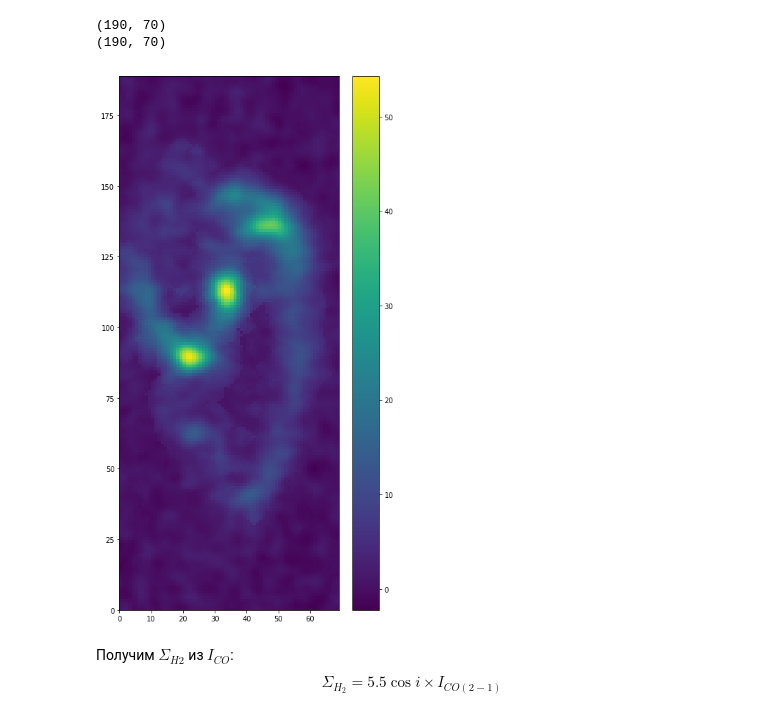
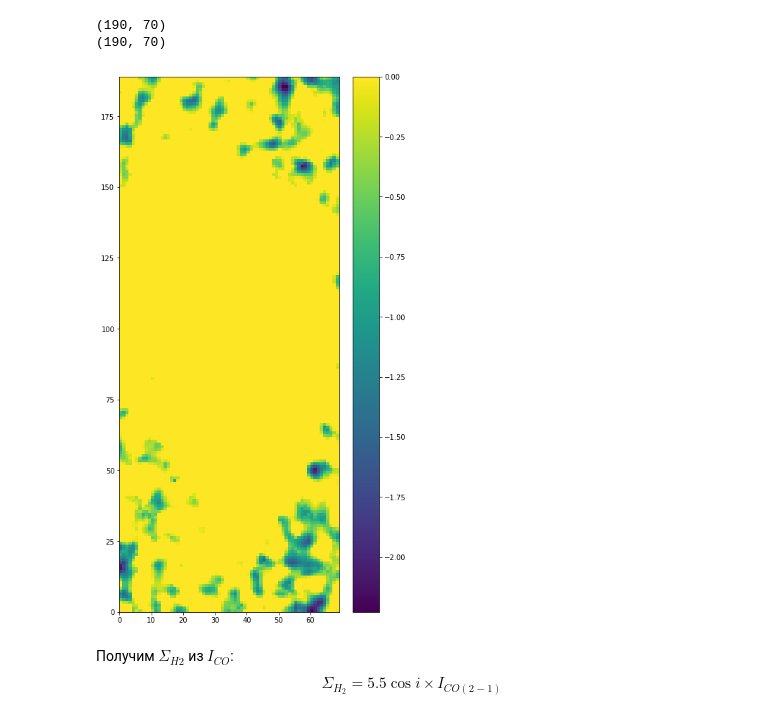
Before and after one commit to ValerieKostiuk/Course-work, a Jupyter notebook: NGC3627/get_data.ipynb, the cells around one changed output. Cells and saved outputs as stored; diff of their text form; code cells hidden in the pictures.

```diff
--- a/NGC3627/get_data.ipynb
+++ b/NGC3627/get_data.ipynb
@@ -250,12 +252,13 @@ I_CO = np.array(second_data.data).reshape(190,70)
 # %%
 fig = plt.figure(figsize = [7,14])
 Z = I_CO
 X, Y = np.meshgrid(np.arange(0,70,1), np.arange(0,190,1))
 picture=plt.pcolormesh(X,Y,Z)
+picture.set_clim( vmax=0.)
 plt.colorbar()
 plt.show()
 # %% [output]
-[figure, old version]
+[figure, new version]
 # %% [markdown]
 Получим $\Sigma_{H2}$ из $I_{CO}$:
 $$\Sigma_{H_2} = 5.5\cos i \times I_{CO(2-1)}$$
```
Also changed, not shown: parts of 3 cells of this notebook.
